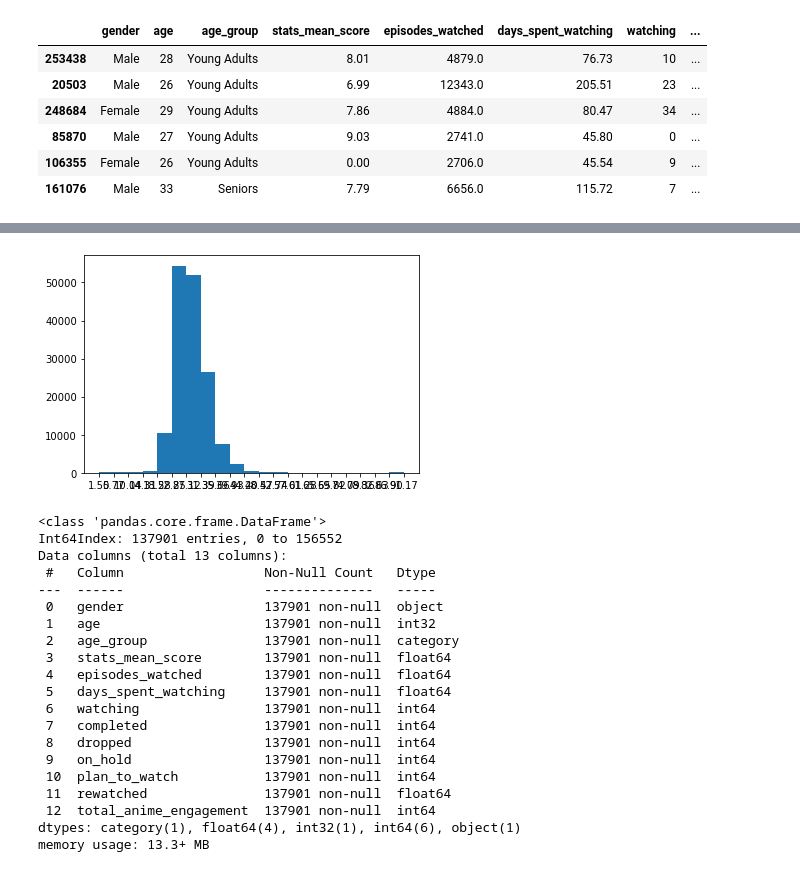
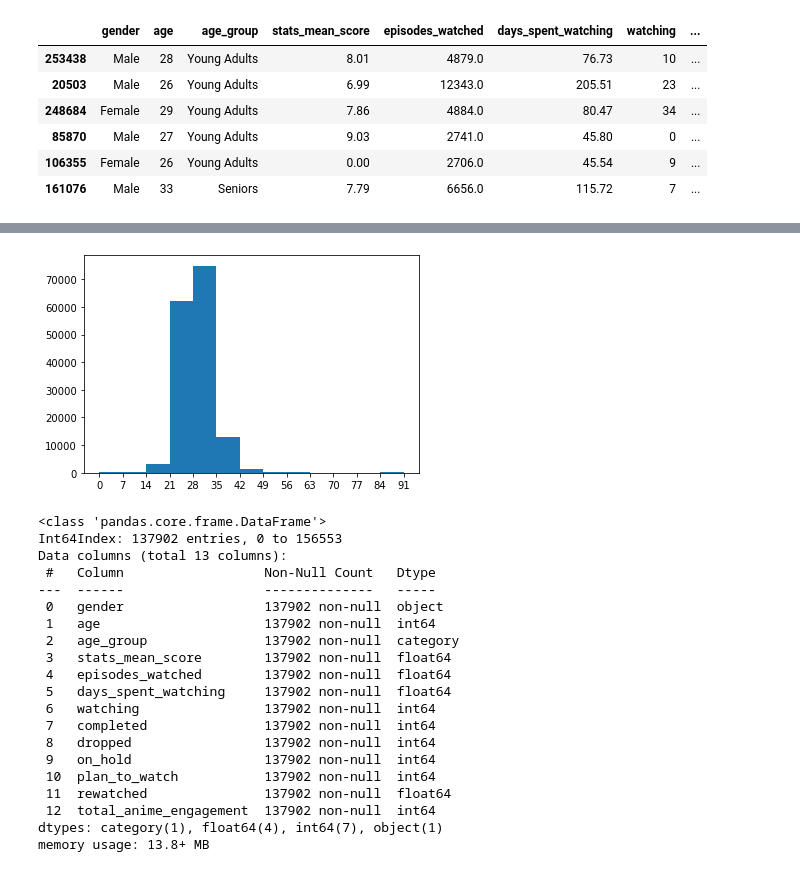
Before and after one commit to kurosakiaduma/mal_analysis, a Jupyter notebook: wrangle_act.ipynb, the cells around one changed output, grey strips where cells are left out. Saved outputs shown, nothing was run; the diff lists cells and outputs as text; code cells hidden in the pictures.

Commit message:
cleaning data complete||revising total data points

```diff
--- a/wrangle_act.ipynb
+++ b/wrangle_act.ipynb
@@ -957,8 +910,8 @@ memory usage: 25.4+ MB
 # %%
 from datetime import datetime
 
-df_users['age'] = df_users.birth_date.apply(lambda x: x - datetime.today())
-df_users.age = (df_users.age.dt.days/365)
+df_users['age'] = df_users.birth_date.apply(lambda x: datetime.today() - x)
+df_users.age = (df_users.age.dt.days/365).astype('int64')
 # %%
 df_users.head()
 # %% [output]
@@ -973,5 +948,2 @@ df_users.dropna(inplace=True)
 # %%
-df_users.age = abs(df_users.age.astype(int))
 df_users['age_group'] = pd.cut(df_users.age, [2,15,19,25,31,100], right=False, labels=['Children', 'Teens', 'Youth', 'Young Adults', 'Seniors'])
-# %%
-df_users.age = abs(df_users.age).astype(int)
@@ -1028,4 +1007,0 @@ df_users.sample(6)
-# %%
-df_users.shape
-df_users.dropna(inplace=True)
-display(df_users.info())
@@ -1121,32 +1077,32 @@ df_users.describe()
 # %%
-bin_edges = np.arange(1.5, 92.5, 4.27)
+bin_edges = np.arange(0, 92.5, 7)
 plt.hist(df_users.age, bins = bin_edges);
 plt.xticks(bin_edges);
 # %% [output]
-[figure, old version]
+[figure, new version]
 # %%
 df_users = df_users.query('5 < age < 76 and total_anime_engagement > 11 and episodes_watched > 11 and stats_mean_score > 1')
 # %%
 df_users.info()
 # %% [output]
 <class 'pandas.core.frame.DataFrame'>
-Int64Index: 137901 entries, 0 to 156552
+Int64Index: 137902 entries, 0 to 156553
 Data columns (total 13 columns):
  #   Column                  Non-Null Count   Dtype
 ---  ------                  --------------   -----
- 0   gender                  137901 non-null  object
- 1   age                     137901 non-null  int32
- 2   age_group               137901 non-null  category
- 3   stats_mean_score        137901 non-null  float64
- 4   episodes_watched        137901 non-null  float64
- 5   days_spent_watching     137901 non-null  float64
- 6   watching                137901 non-null  int64
- 7   completed               137901 non-null  int64
- 8   dropped                 137901 non-null  int64
- 9   on_hold                 137901 non-null  int64
- 10  plan_to_watch           137901 non-null  int64
- 11  rewatched               137901 non-null  float64
- 12  total_anime_engagement  137901 non-null  int64
-dtypes: category(1), float64(4), int32(1), int64(6), object(1)
-memory usage: 13.3+ MB
+ 0   gender                  137902 non-null  object
+ 1   age                     137902 non-null  int64
+ 2   age_group               137902 non-null  category
+ 3   stats_mean_score        137902 non-null  float64
+ 4   episodes_watched        137902 non-null  float64
+ 5   days_spent_watching     137902 non-null  float64
+ 6   watching                137902 non-null  int64
+ 7   completed               137902 non-null  int64
+ 8   dropped                 137902 non-null  int64
+ 9   on_hold                 137902 non-null  int64
+ 10  plan_to_watch           137902 non-null  int64
+ 11  rewatched               137902 non-null  float64
+ 12  total_anime_engagement  137902 non-null  int64
+dtypes: category(1), float64(4), int64(7), object(1)
+memory usage: 13.8+ MB
 # %%
```
Also changed, not shown: parts of 44 cells of this notebook.
